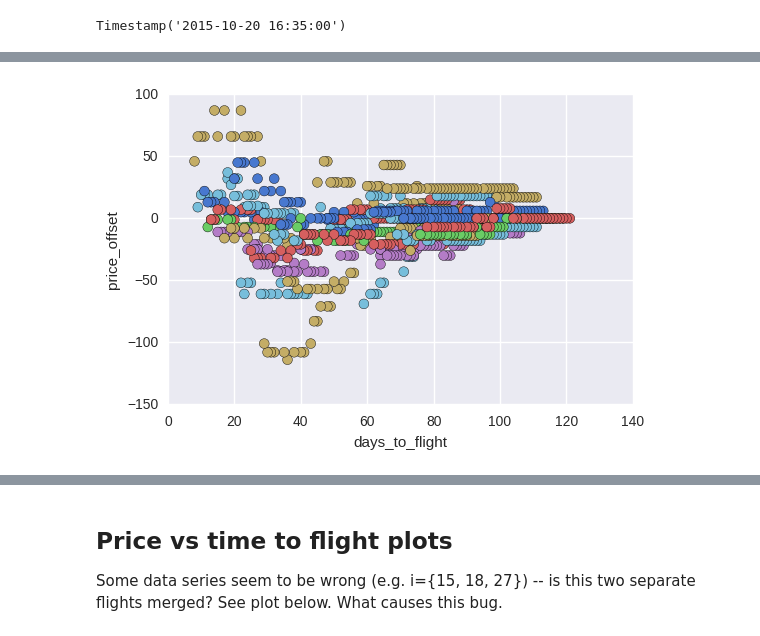
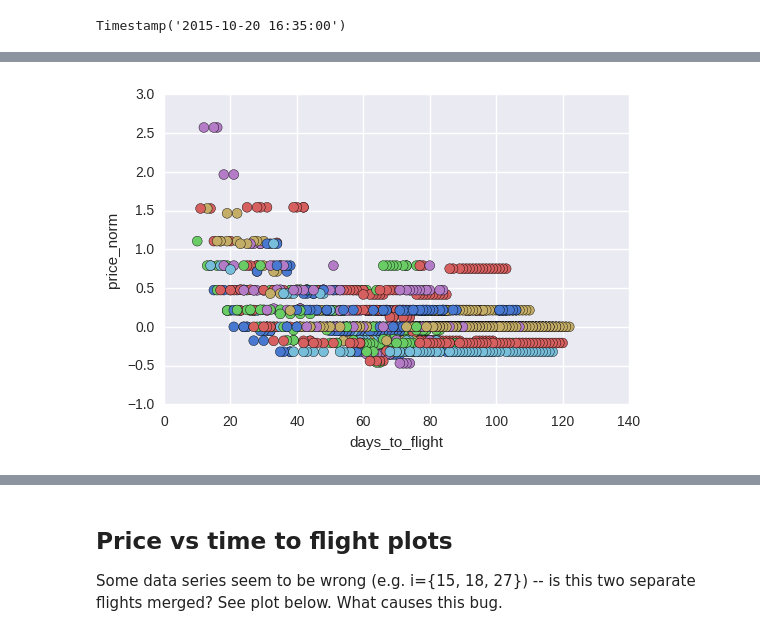
Before and after one commit to iramusa/price-pred, a Jupyter notebook: notebooks/visualise.ipynb, the cells around one changed output, grey strips where cells are left out. Cells and saved outputs as stored; diff of their text form; code cells hidden in the pictures.

Commit message:
Some thoughts on U-shape of the curve.

```diff
--- a/notebooks/visualise.ipynb
+++ b/notebooks/visualise.ipynb
@@ -86,4 +70,8 @@ array(['2015-10-20T16:35:00.000000000', '2015-10-16T11:20:00.000000000',
+# %%
+flights = data['flight_number'].unique()
+i = 0
 # %%
-plot_days_to_flight_scatter(data[data['flight_number']=='FR6266'], price='price_offset', color_map='departure_color')
+plot_days_to_flight_scatter(data[data['flight_number']==flights[i]], price='price_norm', color_map='departure_color')
+i += 1
 # %% [output]
-[figure, old version]
+[figure, new version]
```
Also changed, not shown: parts of 5 cells of this notebook.
